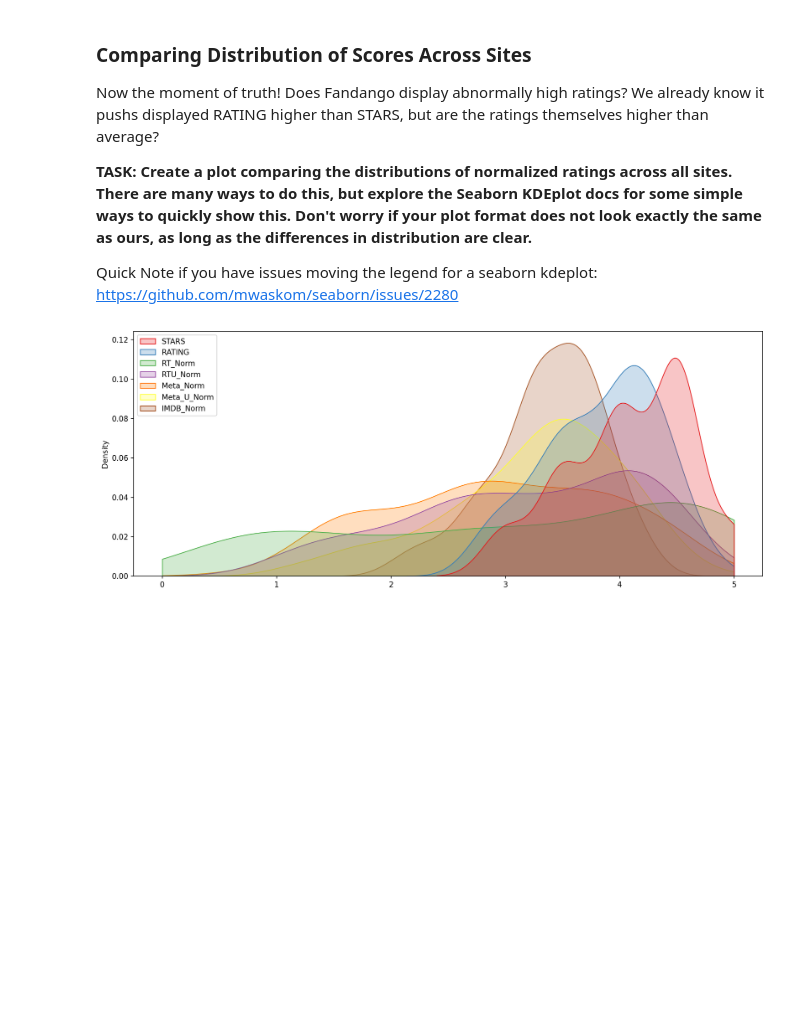
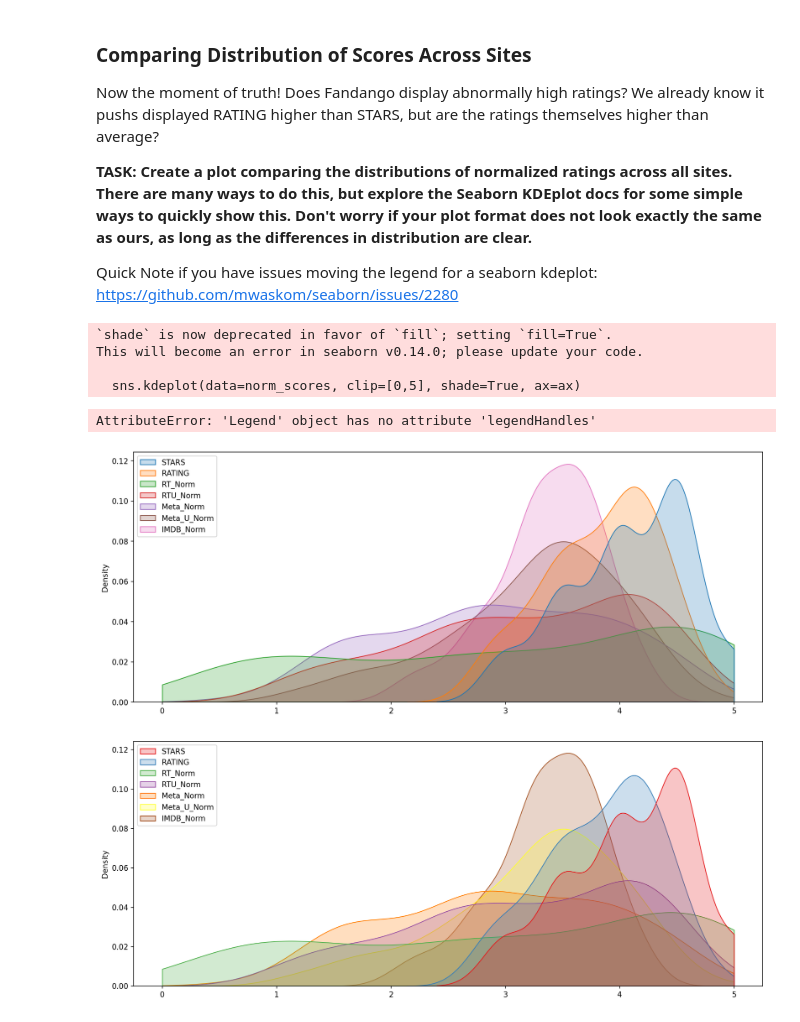
Before and after one commit to JisungWoo/UdemyCourse, a Jupyter notebook: 06-Capstone-Project/00-Capstone-Project_practice.ipynb, the cells around one changed output. Drawn from its saved outputs; the diff is of its cells as text; code cells hidden in the pictures; blank space fills up the shorter version.

```diff
--- a/06-Capstone-Project/00-Capstone-Project_practice.ipynb
+++ b/06-Capstone-Project/00-Capstone-Project_practice.ipynb
@@ -704,0 +756,5 @@ Keep in mind, a simple way to convert ratings:
+# %%
+df['Meta_Norm'] =  np.round(df['Metacritic']/20,1)
+df['Meta_U_Norm'] =  np.round(df['Metacritic_User']/2,1)
+# %%
+df['IMDB_Norm'] = np.round(df['IMDB']/2,1)
@@ -716,0 +780,3 @@ Keep in mind, a simple way to convert ratings:
+# %%
+#CODE HERE
+norm_scores = df[['STARS','RATING','RT_Norm','RTU_Norm','Meta_Norm','Meta_U_Norm','IMDB_Norm']]
@@ -737,3 +817,22 @@ Quick Note if you have issues moving the legend for a seaborn kdeplot: https://g
+# %%
+#CODE HERE
+def move_legend(ax, new_loc, **kws):
+    old_legend = ax.legend_
+    handles = old_legend.legendHandles
+    labels = [t.get_text() for t in old_legend.get_texts()]
+    title = old_legend.get_title().get_text()
+    ax.legend(handles, labels, loc=new_loc, title=title, **kws)
+# %%
+fig, ax = plt.subplots(figsize=(15,6),dpi=150)
+sns.kdeplot(data=norm_scores, clip=[0,5], shade=True, ax=ax)
+move_legend(ax, "upper left")
+# %% [output]
+`shade` is now deprecated in favor of `fill`; setting `fill=True`.
+This will become an error in seaborn v0.14.0; please update your code.
+
+  sns.kdeplot(data=norm_scores, clip=[0,5], shade=True, ax=ax)
+AttributeError: 'Legend' object has no attribute 'legendHandles'
+[figure, added]
 # %%
 # %% [output]
 [figure]
```
Also changed, not shown: parts of 15 cells of this notebook.
